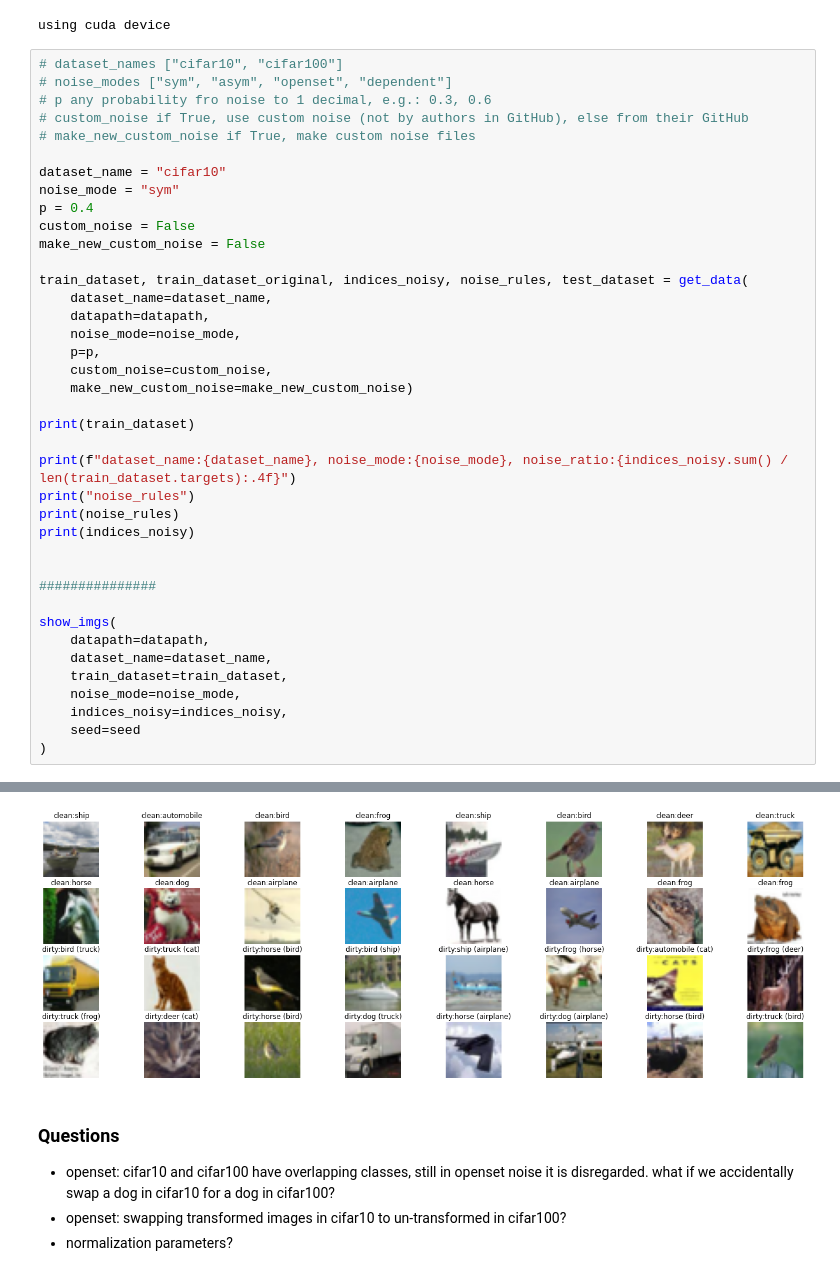
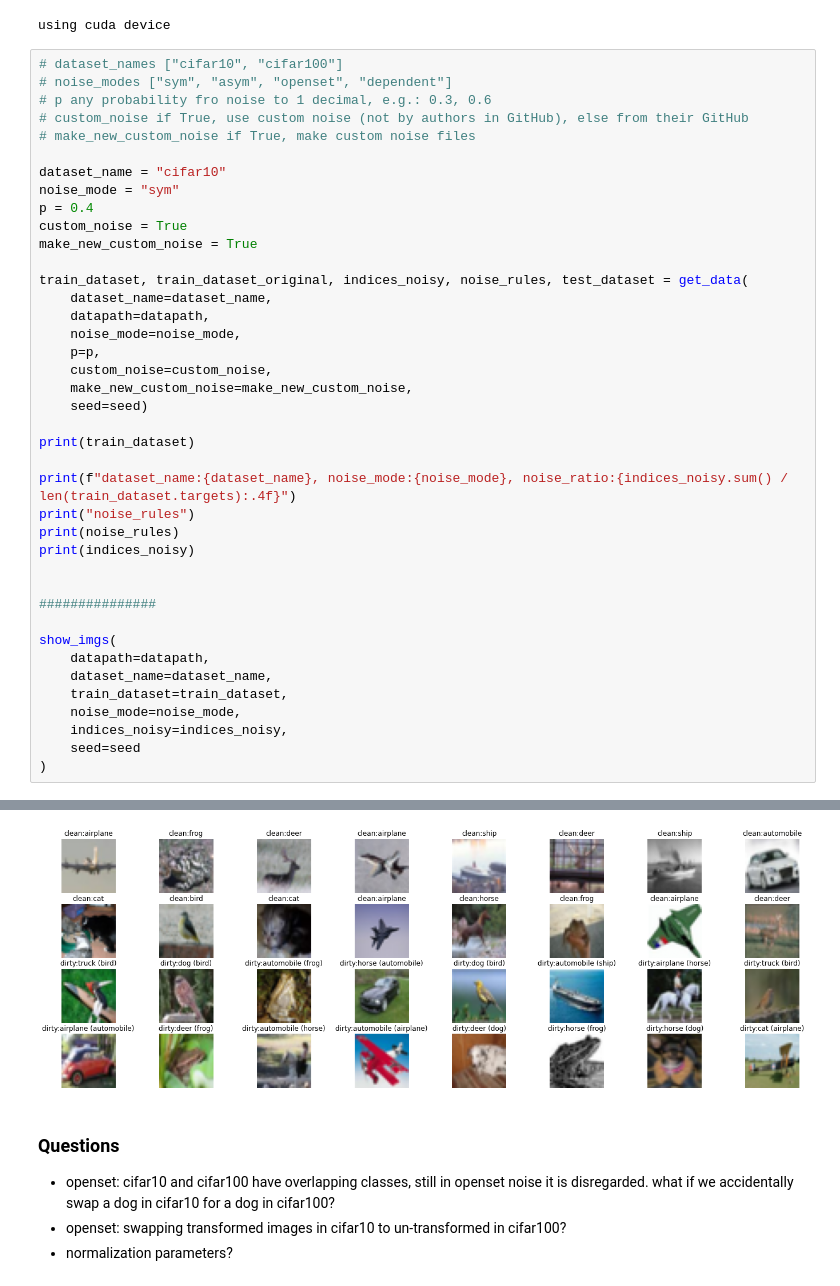
Before and after one commit to mark-antal-csizmadia/re-sln, a Jupyter notebook: main.ipynb, the cells around one changed output, grey strips where cells are left out. Drawn from its saved outputs; the diff is of its cells as text.

Commit message:
fixed seed not passerd into get_data

```diff
--- a/main.ipynb
+++ b/main.ipynb
@@ -81,8 +81,8 @@ using cuda device
 dataset_name = "cifar10"
 noise_mode = "sym"
 p = 0.4
-custom_noise = False
-make_new_custom_noise = False
+custom_noise = True
+make_new_custom_noise = True
 
 train_dataset, train_dataset_original, indices_noisy, noise_rules, test_dataset = get_data(
     dataset_name=dataset_name,
@@ -90,7 +90,8 @@ train_dataset, train_dataset_original, indices_noisy, noise_rules, test_dataset
     noise_mode=noise_mode,
     p=p,
     custom_noise=custom_noise,
-    make_new_custom_noise=make_new_custom_noise)
+    make_new_custom_noise=make_new_custom_noise,
+    seed=seed)
 
 print(train_dataset)
 
@@ -132,4 +132,4 @@ Files already downloaded and verified
-[figure, old version]
+[figure, new version]
 # %% [markdown]
 ### Questions
 
```
Also changed, not shown: parts of 2 cells of this notebook, 1 other file.
